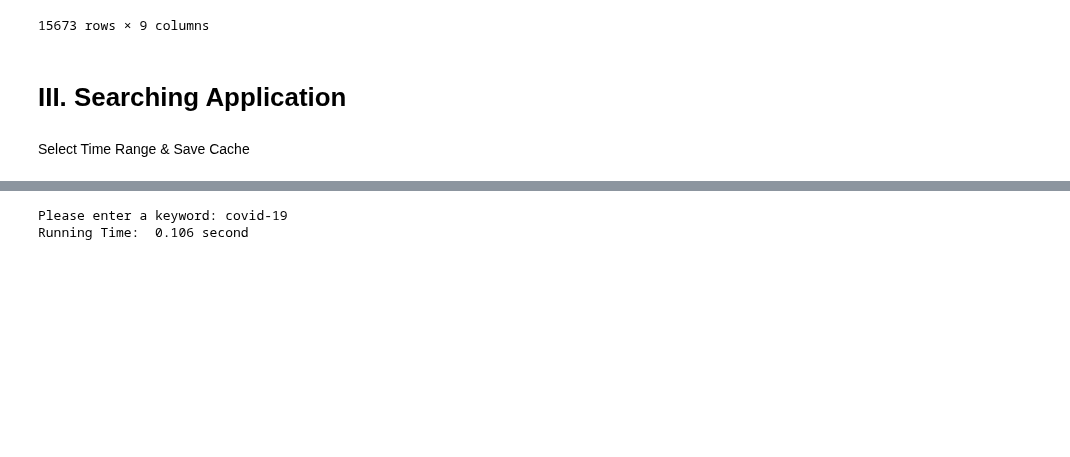
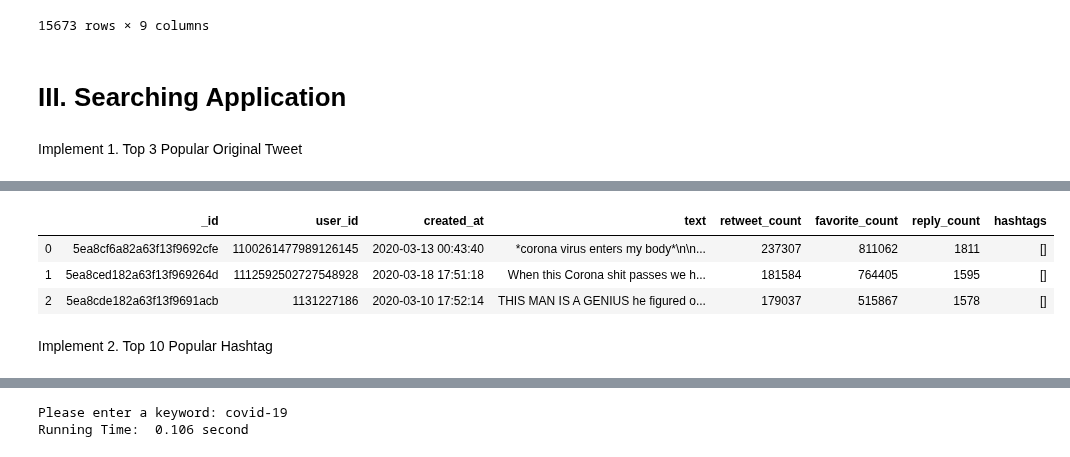
Before and after one commit to Hui-Dora-Wang/Search-Application-on-Twitter, a Jupyter notebook: search_app.ipynb, the cells around one changed output, grey strips where cells are left out. Cells and saved outputs as stored; diff of their text form; code cells hidden in the pictures; blank space fills up the shorter version.

```diff
--- a/search_app.ipynb
+++ b/search_app.ipynb
@@ -300,5 +301,12 @@ user_table
 
 
 # III. Searching Application
-# %% [markdown]
-Select Time Range & Save Cache
+# %% [markdown]
+Implement 1. Top 3 Popular Original Tweet
+# %%
+%%time
+# using MongoDB
+# Top 3 popular original tweet ranked by the retweet_count, reply_count, and favorite_count
+pop_tweet = pd.DataFrame(tweet.find({}, {'user_id': 1, 'created_at': 1, 'text': 1, 'retweet_count': 1, 'favorite_count': 1, 'reply_count': 1, 'hashtags': 1}).sort([("retweet_count", -1), ("reply_count", -1), ("favorite_count", -1)]).limit(10))
+pop_tweet.head(3)
+# %% [output]
@@ -304,0 +315,6 @@ Select Time Range & Save Cache
+|  | _id | user_id | created_at | text | retweet_count | favorite_count | reply_count | hashtags |
+| 0 | 5ea8cf6a82a63f13f9692cfe | 1100261477989126145 | 2020-03-13 00:43:40 | *corona virus enters my body*\n\n... | 237307 | 811062 | 1811 | [] |
+| 1 | 5ea8ced182a63f13f969264d | 1112592502727548928 | 2020-03-18 17:51:18 | When this Corona shit passes we h... | 181584 | 764405 | 1595 | [] |
+| 2 | 5ea8cde182a63f13f9691acb | 1131227186 | 2020-03-10 17:52:14 | THIS MAN IS A GENIUS he figured o... | 179037 | 515867 | 1578 | [] |
+# %% [markdown]
+Implement 2. Top 10 Popular Hashtag
```
Also changed, not shown: parts of 37 cells of this notebook.
